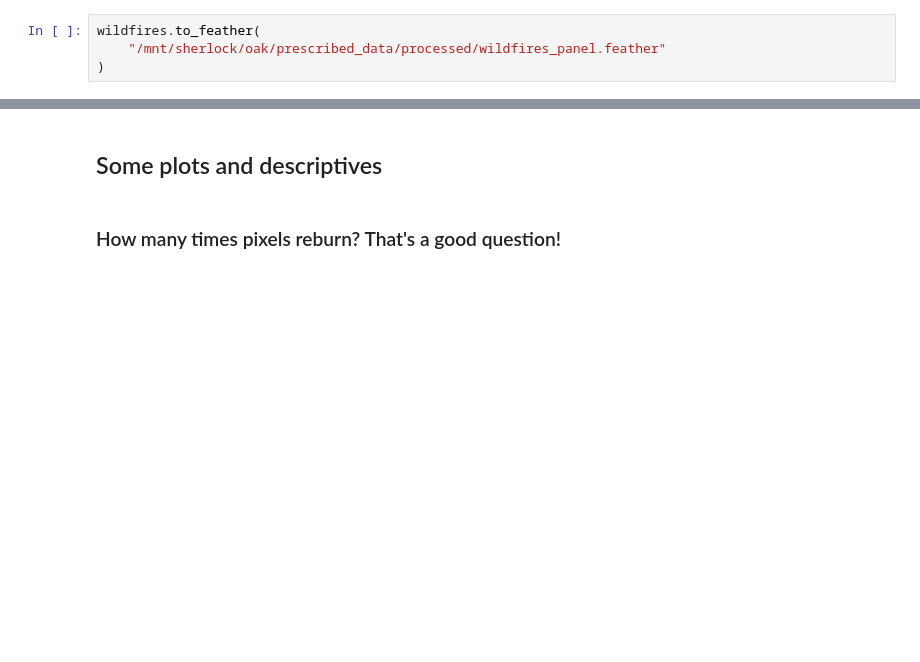
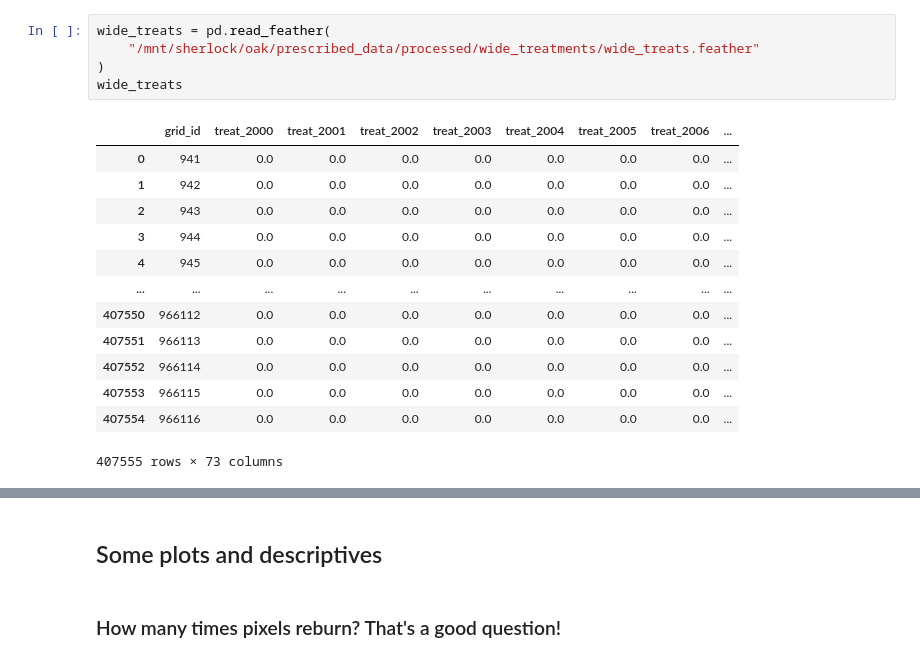
Before and after one commit to echolab-stanford/prescribed_fires, a Jupyter notebook: analysis/plots.ipynb, the cells around one changed output, grey strips where cells are left out. Drawn from its saved outputs; the diff is of its cells as text; blank space fills up the shorter version.

```diff
--- a/analysis/analysis.ipynb
+++ b/analysis/plots.ipynb
@@ -303,4 +79,19 @@ wildfires
 # %%
-wildfires.to_feather(
-    "/mnt/sherlock/oak/prescribed_data/processed/wildfires_panel.feather"
+wide_treats = pd.read_feather(
+    "/mnt/sherlock/oak/prescribed_data/processed/wide_treatments/wide_treats.feather"
 )
+wide_treats
+# %% [output]
+|  | grid_id | treat_2000 | treat_2001 | treat_2002 | treat_2003 | treat_2004 | treat_2005 | treat_2006 | ... |
+| 0 | 941 | 0.0 | 0.0 | 0.0 | 0.0 | 0.0 | 0.0 | 0.0 | ... |
+| 1 | 942 | 0.0 | 0.0 | 0.0 | 0.0 | 0.0 | 0.0 | 0.0 | ... |
+| 2 | 943 | 0.0 | 0.0 | 0.0 | 0.0 | 0.0 | 0.0 | 0.0 | ... |
+| 3 | 944 | 0.0 | 0.0 | 0.0 | 0.0 | 0.0 | 0.0 | 0.0 | ... |
+| 4 | 945 | 0.0 | 0.0 | 0.0 | 0.0 | 0.0 | 0.0 | 0.0 | ... |
+| ... | ... | ... | ... | ... | ... | ... | ... | ... | ... |
+| 407550 | 966112 | 0.0 | 0.0 | 0.0 | 0.0 | 0.0 | 0.0 | 0.0 | ... |
+| 407551 | 966113 | 0.0 | 0.0 | 0.0 | 0.0 | 0.0 | 0.0 | 0.0 | ... |
+| 407552 | 966114 | 0.0 | 0.0 | 0.0 | 0.0 | 0.0 | 0.0 | 0.0 | ... |
+| 407553 | 966115 | 0.0 | 0.0 | 0.0 | 0.0 | 0.0 | 0.0 | 0.0 | ... |
+| 407554 | 966116 | 0.0 | 0.0 | 0.0 | 0.0 | 0.0 | 0.0 | 0.0 | ... |
+407555 rows × 73 columns
```
Also changed, not shown: parts of 30 cells of this notebook, 2 other files.
